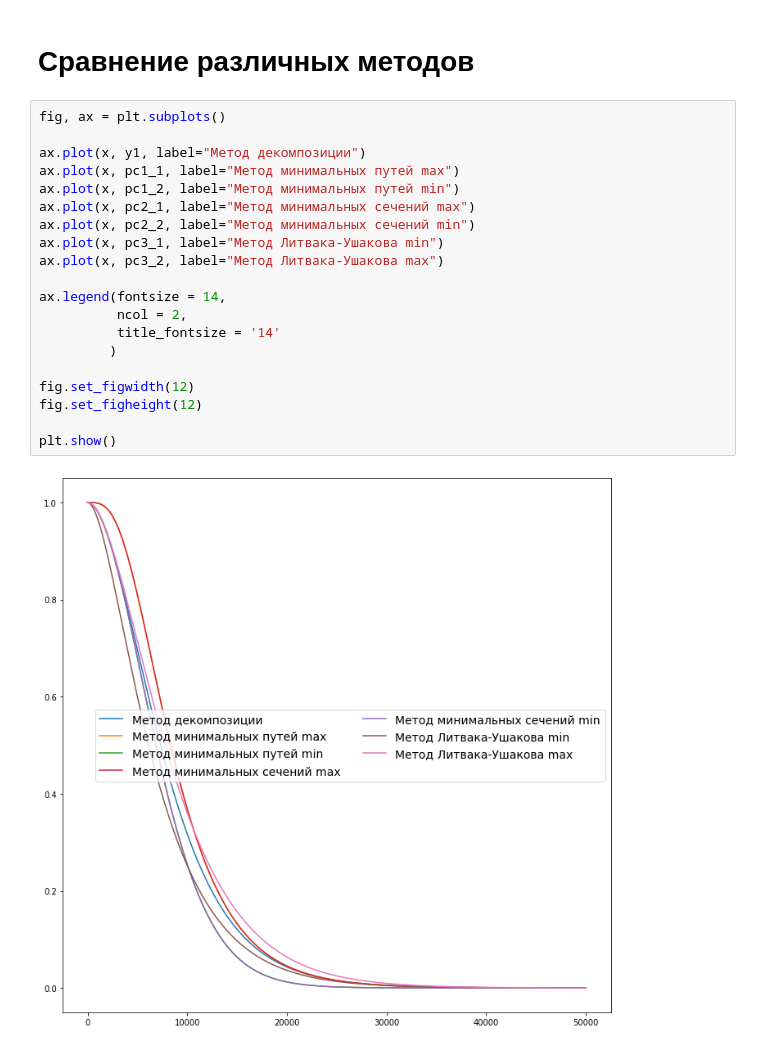
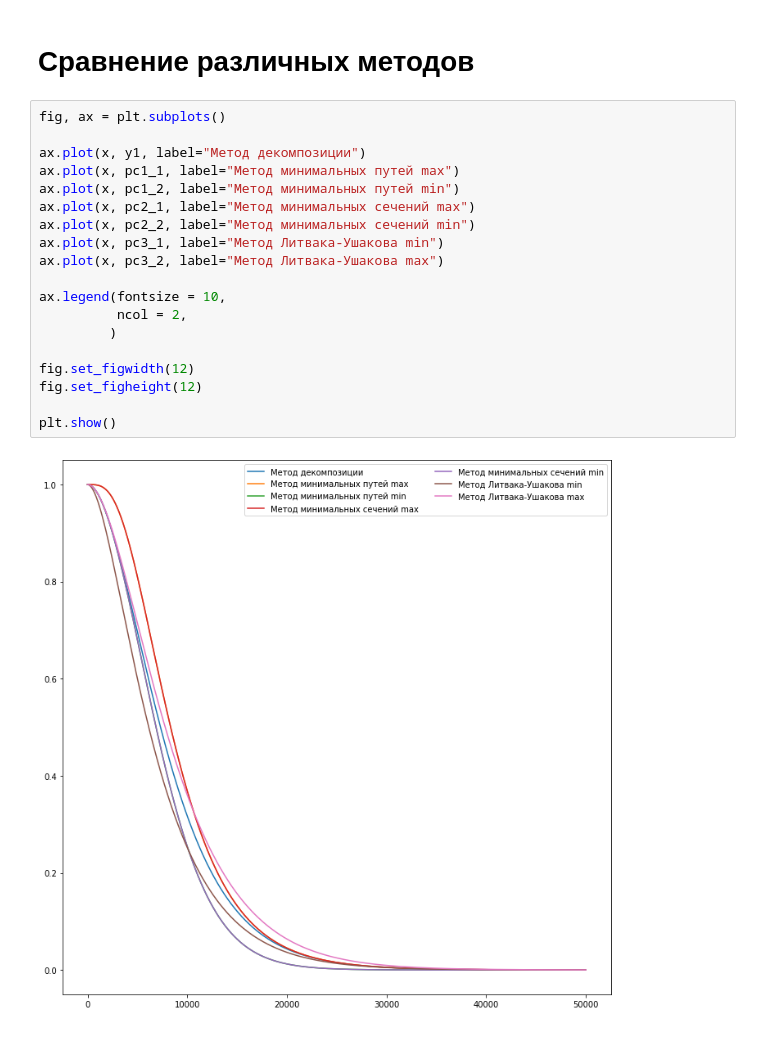
Before and after one commit to KaluginaMarina/FourthYearOfItmo, a Jupyter notebook: reliability-theory/lab1/lab1.ipynb, the cells around one changed output. Drawn from its saved outputs; the diff is of its cells as text.

```diff
--- a/reliability-theory/lab1/lab1.ipynb
+++ b/reliability-theory/lab1/lab1.ipynb
@@ -302,22 +302,21 @@ plt.show()
 # %%
 fig, ax = plt.subplots()
 
 ax.plot(x, y1, label="Метод декомпозиции")
 ax.plot(x, pc1_1, label="Метод минимальных путей max")
 ax.plot(x, pc1_2, label="Метод минимальных путей min")
 ax.plot(x, pc2_1, label="Метод минимальных сечений max")
 ax.plot(x, pc2_2, label="Метод минимальных сечений min")
 ax.plot(x, pc3_1, label="Метод Литвака-Ушакова min")
 ax.plot(x, pc3_2, label="Метод Литвака-Ушакова max")
 
-ax.legend(fontsize = 14,
+ax.legend(fontsize = 10,
           ncol = 2,
-          title_fontsize = '14'
          )
 
 fig.set_figwidth(12)
 fig.set_figheight(12)
 
 plt.show()
 # %% [output]
-[figure, old version]
+[figure, new version]
```
Also changed, not shown: parts of 1 cell of this notebook.
